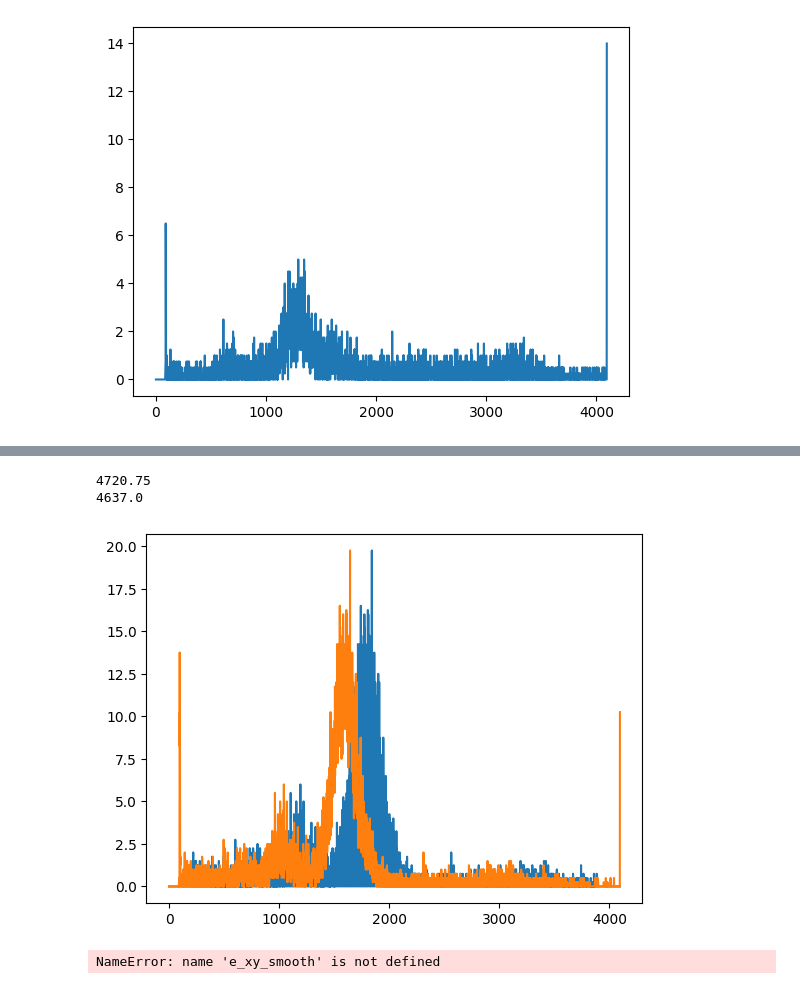
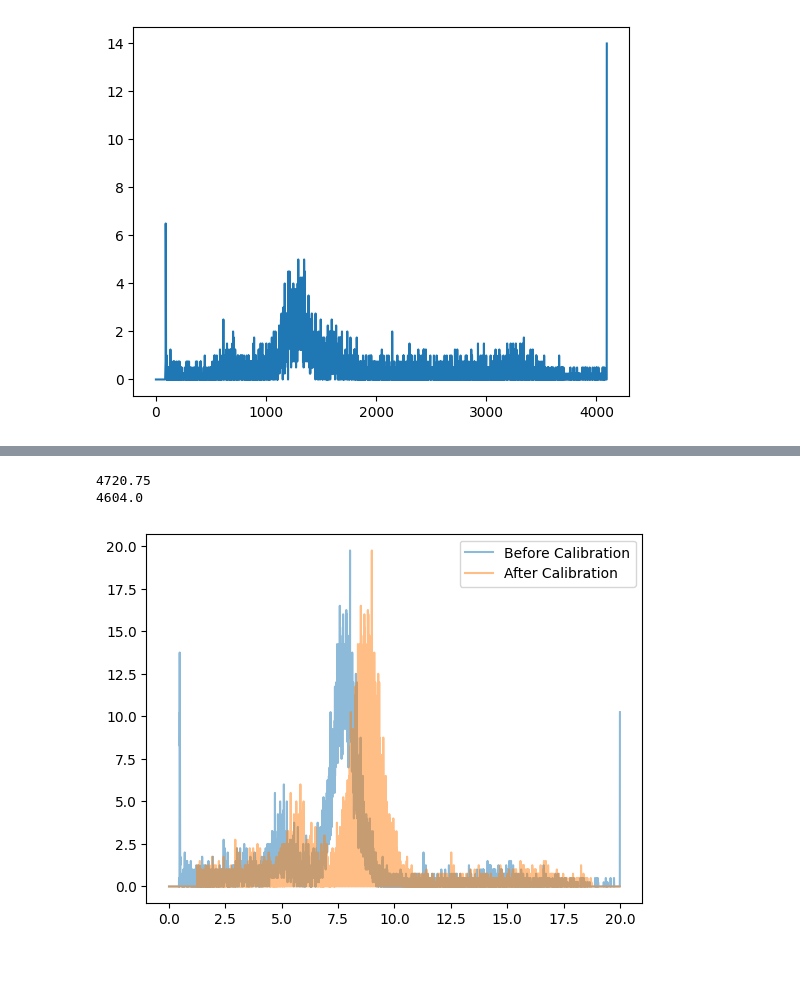
Before and after one commit to erzar0/masters-thesis, a Jupyter notebook: 5_pigment_palette_preprocessing copy.ipynb, the cells around one changed output, grey strips where cells are left out. Cells and saved outputs as stored; diff of their text form; code cells hidden in the pictures.

```diff
--- a/5_pigment_palette_preprocessing copy.ipynb
+++ b/5_pigment_palette_preprocessing copy.ipynb
@@ -4,10 +4,6 @@ import numpy as np
 
 def load_scanned_object(name):
     E_shift = 2
-    if name == "matka_boska":
-        e_xy = np.load(Path("data/objects/Matka_Boska/Matka_Boska_data_corr_total_Cu.npz"), allow_pickle=True)["E_xy"]
-        peaks = [720, 985, 1594, 2068]
-        peak_energies = [3.692, 5.088, 8.046, 10.551]
     if name == "pigment_palette":
         e_xy = np.load(Path("data/objects/pigment_palette/GEM_Cr_PBS1_PadsPalette_ArCO2_80_20_Gain_35_Thr_35_HV3490_Xray_50kV_1mA_Pinhol_2mm_sum_3-23_GainCorr_Fe.npz"), allow_pickle=True)["E_xy"].astype(float) / (1 << E_shift)
 
@@ -145,12 +141,13 @@ from tqdm import tqdm
 if object_name == "pigment_palette":
     e_xy_processed = e_xy
     for pad_name, (x1, x2, y1, y2) in tqdm(pad_positions.items()):
-        plt.figure(random.randint(1, int(10e10)))
+        # plt.figure(random.randint(1, int(10e10)))
         if pad_name in ["", "mn_fe", "cu_zn", "as_ca_zn", "ca_zn_pb", "sn_pb"]:
             continue
-        AAAAAA = np.load(Path("data/objects/pigment_palette/1_calibrated_spectra.npz"), allow_pickle=True)[pad_name]
-        peaks = np.load(Path("data/objects/pigment_palette/1_calibrated_spectra.npz"), allow_pickle=True)[f"{pad_name}_peaks"]
-        peak_energies = np.load(Path("data/objects/pigment_palette/1_calibrated_spectra.npz"), allow_pickle=True)[f"{pad_name}_energies"]
+        spectra_calibrated = np.load(Path("data/objects/pigment_palette/pad_average_spectra_calibrated.npz"), allow_pickle=True)
+        peaks = spectra_calibrated["peaks"].item()[pad_name]
+        peak_energies = spectra_calibrated["energies"].item()[pad_name]
         energy_range, temp = DataPreprocessor.processed_spectra(e_xy[x1:x2, y1:y2], peaks, peak_energies, discrete_transformation=True)
         e_xy[x1:x2, y1:y2] = temp.astype("float")
+
 H, W, C = e_xy.shape
@@ -171,3 +154,6 @@ H, W, C = e_xy.shape
+# %%
+e_xy[:, :, :256] = 0
+e_xy[:, :, -256:] = 0
 # %%
 import matplotlib.pyplot as plt
 import matplotlib.patches as patches
@@ -213,17 +197,16 @@ plot_pad_photon_counts(e_xy, object_name)
 [figure]
 # %%
-plt.plot(e_xy[20, 40], label="20, 20")
-plt.plot(aa)
+plt.plot(np.linspace(0, 20, 4096), aa, label="Before Calibration", alpha=0.5)
+plt.plot(np.linspace(0, 20, 4096), e_xy[20, 40], label="After Calibration", alpha=0.5)
+plt.legend()
 print(np.sum(aa))
 print(np.sum(e_xy[20, 40]))
 # %% [output]
 4720.75
-4637.0
+4604.0
-[figure, old version]
+[figure, new version]
 # %%
-result = {"e_xy": e_xy_smooth, "peaks": peaks, "peak_energies": peak_energies }
+result = {"e_xy": e_xy, "peaks": peaks, "peak_energies": peak_energies }
 np.savez(
-    f"data/objects/processed/{object_name}_{patch_size}x{patch_size}_patches.npz", **result
+    f"data/objects/processed/{object_name}_{patch_size}x{patch_size}_patches_discrete.npz", **result
 )
-# %% [output]
-NameError: name 'e_xy_smooth' is not defined
```
Also changed, not shown: parts of 3 cells of this notebook, 19 other files.
